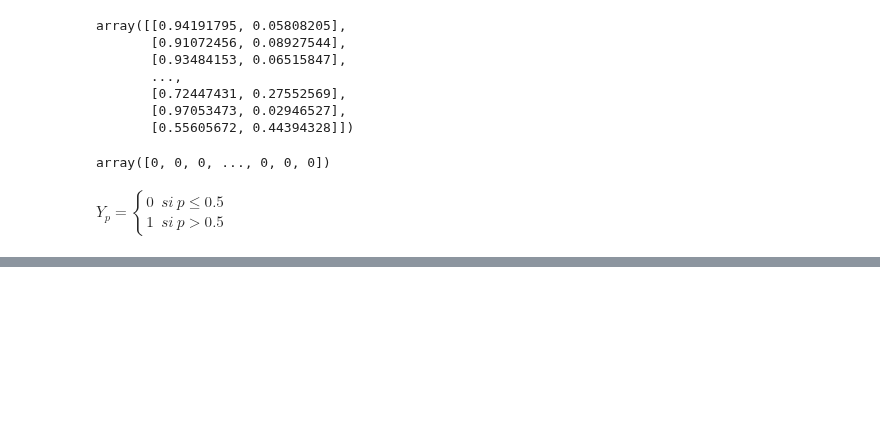
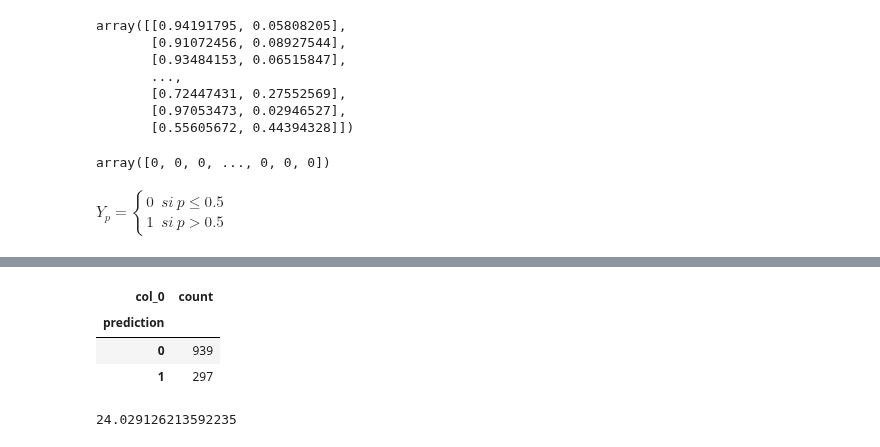
Before and after one commit to Chefi/python-ml-course, a Jupyter notebook: notebooks/Regresion Logistica Mi Notebook.ipynb, the cells around one changed output, grey strips where cells are left out. Cells and saved outputs as stored; diff of their text form; code cells hidden in the pictures; blank space fills up the shorter version.

```diff
--- a/notebooks/Regresion Logistica Mi Notebook.ipynb
+++ b/notebooks/Regresion Logistica Mi Notebook.ipynb
@@ -1294,0 +1339,11 @@ $\displaystyle Y_p = \begin{cases} 0& si\ p\leq 0.5 \\1& si\ p>0.5 \end{cases}$
+# %%
+pd.crosstab(prob_df.prediction, columns="count")
+# %% [output]
+| col_0 | count |
+| prediction |  |
+| 0 | 939 |
+| 1 | 297 |
+# %%
+297/len(prob_df)*100
+# %% [output]
+24.029126213592235
```
Also changed, not shown: parts of 9 cells of this notebook.
